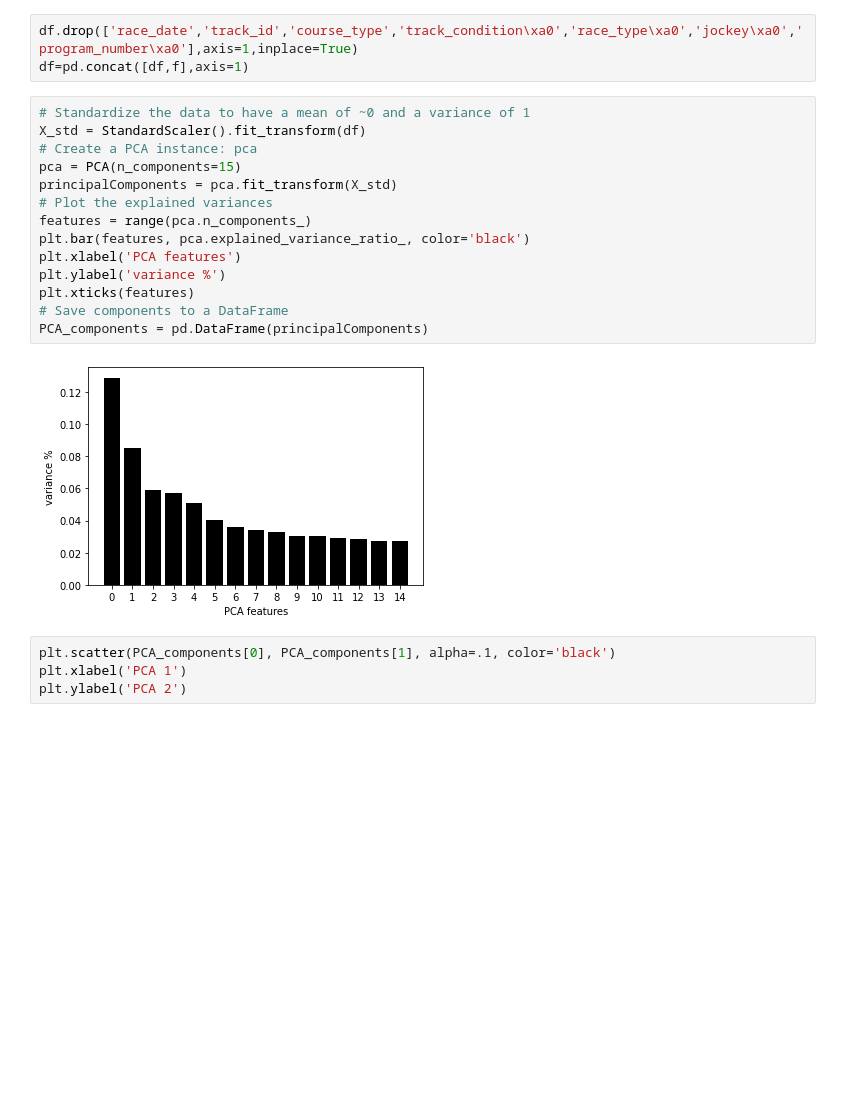
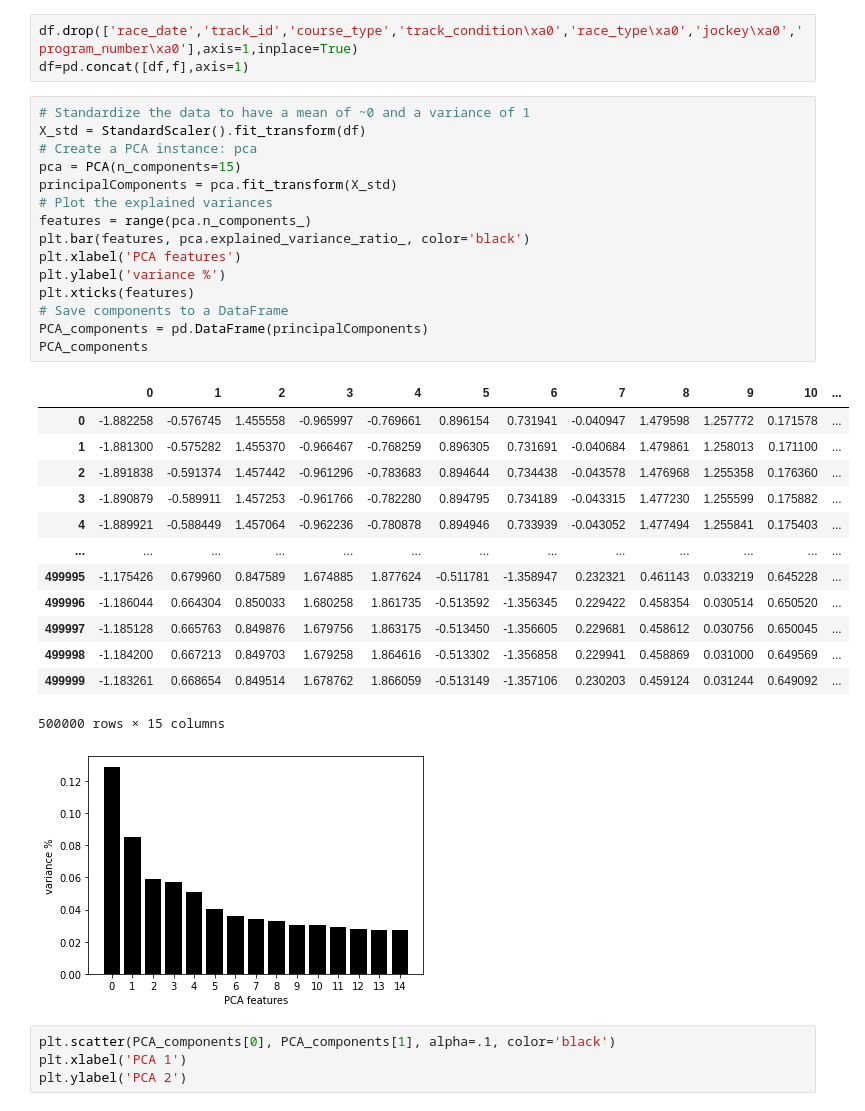
Before and after one commit to satishgc227/Derby-project, a Jupyter notebook: Kmeans,PCA.ipynb, the cells around one changed output. Saved outputs shown, nothing was run; the diff lists cells and outputs as text; blank space fills up the shorter version.

```diff
--- a/Kmeans,PCA.ipynb
+++ b/Kmeans,PCA.ipynb
@@ -57,18 +57,32 @@ df=pd.concat([df,f],axis=1)
 # %%
 # Standardize the data to have a mean of ~0 and a variance of 1
 X_std = StandardScaler().fit_transform(df)
 # Create a PCA instance: pca
 pca = PCA(n_components=15)
 principalComponents = pca.fit_transform(X_std)
 # Plot the explained variances
 features = range(pca.n_components_)
 plt.bar(features, pca.explained_variance_ratio_, color='black')
 plt.xlabel('PCA features')
 plt.ylabel('variance %')
 plt.xticks(features)
 # Save components to a DataFrame
 PCA_components = pd.DataFrame(principalComponents)
+PCA_components
 # %% [output]
+|  | 0 | 1 | 2 | 3 | 4 | 5 | 6 | 7 | 8 | 9 | 10 | ... |
+| 0 | -1.882258 | -0.576745 | 1.455558 | -0.965997 | -0.769661 | 0.896154 | 0.731941 | -0.040947 | 1.479598 | 1.257772 | 0.171578 | ... |
+| 1 | -1.881300 | -0.575282 | 1.455370 | -0.966467 | -0.768259 | 0.896305 | 0.731691 | -0.040684 | 1.479861 | 1.258013 | 0.171100 | ... |
+| 2 | -1.891838 | -0.591374 | 1.457442 | -0.961296 | -0.783683 | 0.894644 | 0.734438 | -0.043578 | 1.476968 | 1.255358 | 0.176360 | ... |
+| 3 | -1.890879 | -0.589911 | 1.457253 | -0.961766 | -0.782280 | 0.894795 | 0.734189 | -0.043315 | 1.477230 | 1.255599 | 0.175882 | ... |
+| 4 | -1.889921 | -0.588449 | 1.457064 | -0.962236 | -0.780878 | 0.894946 | 0.733939 | -0.043052 | 1.477494 | 1.255841 | 0.175403 | ... |
+| ... | ... | ... | ... | ... | ... | ... | ... | ... | ... | ... | ... | ... |
+| 499995 | -1.175426 | 0.679960 | 0.847589 | 1.674885 | 1.877624 | -0.511781 | -1.358947 | 0.232321 | 0.461143 | 0.033219 | 0.645228 | ... |
+| 499996 | -1.186044 | 0.664304 | 0.850033 | 1.680258 | 1.861735 | -0.513592 | -1.356345 | 0.229422 | 0.458354 | 0.030514 | 0.650520 | ... |
+| 499997 | -1.185128 | 0.665763 | 0.849876 | 1.679756 | 1.863175 | -0.513450 | -1.356605 | 0.229681 | 0.458612 | 0.030756 | 0.650045 | ... |
+| 499998 | -1.184200 | 0.667213 | 0.849703 | 1.679258 | 1.864616 | -0.513302 | -1.356858 | 0.229941 | 0.458869 | 0.031000 | 0.649569 | ... |
+| 499999 | -1.183261 | 0.668654 | 0.849514 | 1.678762 | 1.866059 | -0.513149 | -1.357106 | 0.230203 | 0.459124 | 0.031244 | 0.649092 | ... |
+500000 rows × 15 columns
 [figure]
 # %%
 plt.scatter(PCA_components[0], PCA_components[1], alpha=.1, color='black')
```
Also changed, not shown: parts of 4 cells of this notebook.
